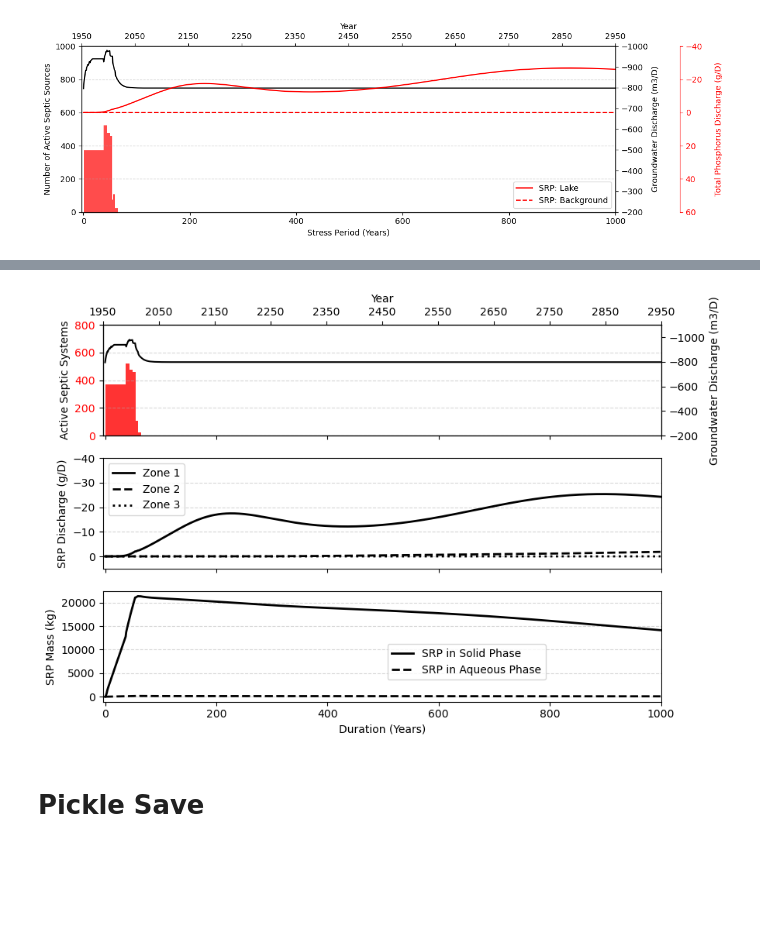
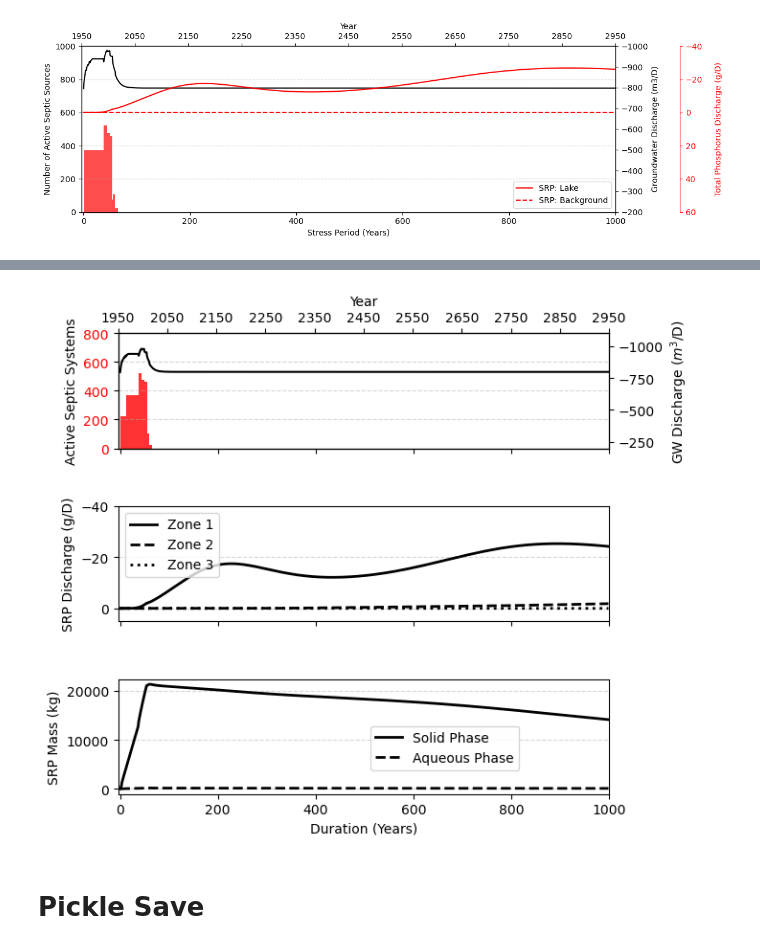
Before and after one commit to Shuyang-Wang/wasaga_model, a Jupyter notebook: wasaga_3d/plot_wasaga_3d.ipynb, the cells around one changed output, grey strips where cells are left out. Saved outputs shown, nothing was run; the diff lists cells and outputs as text; code cells hidden in the pictures; blank space fills up the shorter version.

```diff
--- a/wasaga_3d/plot_wasaga_3d.ipynb
+++ b/wasaga_3d/plot_wasaga_3d.ipynb
@@ -1604,6 +1540,8 @@ No artists with labels found to put in legend.  Note that artists whose label st
 import numpy as np
 import matplotlib.pyplot as plt
 from pathlib import Path
+
+
 
 def plot_active_septics(ax, periods, actives):
     ax.bar(periods, actives, color='r', alpha=0.8, width=1)
@@ -1621,7 +1559,7 @@ def plot_secondary_x_axis(ax, start_year):
 def plot_groundwater_discharge(ax, time_indices, discharge):
     ax.plot(time_indices, discharge, color='k')
     ax.set_ylim(-1100, -200)
-    ax.set_ylabel('Groundwater Discharge (m3/D)', color='k')
+    ax.set_ylabel('GW Discharge ($m^3$/D)', color='k')
     ax.invert_yaxis()
     ax.tick_params(axis='x', labelbottom=False)  # Hide x-axis tick labels
 
@@ -1634,37 +1572,40 @@ def plot_phosphorus_discharge(ax, time_indices, discharges, labels, colors, line
     ax.grid(axis='y', linestyle='--', alpha=0.5)
     ax.legend(loc='upper left')
     ax.tick_params(axis='x', labelbottom=False)  # Hide x-axis tick labels
 
 def plot_srp_mass(ax, x, aq_y, s_y, line_styles):
-    ax.plot(x, np.array(s_y)/1e6, label='SRP in Solid Phase', color='k', linewidth=2, linestyle=line_styles[0])
-    ax.plot(x, np.array(aq_y)/1e6, label='SRP in Aqueous Phase', color='k', linewidth=2, linestyle=line_styles[1])
+    ax.plot(x, np.array(s_y)/1e6, label='Solid Phase', color='k', linewidth=2, linestyle=line_styles[0])
+    ax.plot(x, np.array(aq_y)/1e6, label='Aqueous Phase', color='k', linewidth=2, linestyle=line_styles[1])
 
     ax.set(xlim=(-4, nper))
     ax.set_ylabel('SRP Mass (kg)')
     ax.set_xlabel('Duration (Years)')
     ax.grid(axis='y', linestyle='--', alpha=0.5)
     ax.legend( bbox_to_anchor=(0.5, 0.15))  # Move the legend slightly down
 
+plt.rcParams.update({'font.size': 10})
 septic_gw_flux = 0.51  # Threshold for septic groundwater flux
 kpers, active_septics = zip(*sorted((y, np.sum(r >= septic_gw_flux / delr / delc)) for y, r in rch_dict.items()))
+active_septics = [value - 150 if 1 <= index <= 11 else value for index, value in enumerate(active_septics)]
 
-fig, axs = plt.subplots(3, 1, figsize=(9, 6), gridspec_kw={'height_ratios': [1, 1, 1]})
+fig, axs = plt.subplots(3, 1, figsize=(7, 6), gridspec_kw={'height_ratios': [1, 1, 1]})
+plt.subplots_adjust(hspace=6)
 
 plot_active_septics(axs[0], kpers, active_septics)
 plot_secondary_x_axis(axs[0].twiny(), model_begin_year)
 plot_groundwater_discharge(axs[0].twinx(), timeIndices, lakeDischargeM3PerDay)
 
 line_styles = ['-', '--', 'dotted']
 phosphorus_zones = [totalPhosphorusDischargeMGPerDay_zone1, totalPhosphorusDischargeMGPerDay_zone2, totalPhosphorusDischargeMGPerDay_zone3]
 plot_phosphorus_discharge(axs[1], timeIndices, phosphorus_zones, ['Zone 1', 'Zone 2', 'Zone 3'], ['k', 'k', 'k'], line_styles)
 
 plot_srp_mass(axs[2], SRPMassInSystem_x, SRPMassInSystem_aq_y, SRPMassInSystem_s_y, line_styles=line_styles)
 
 plt.tight_layout()
 plt.savefig(Path(model_ws) / '_output' / 'mass.png')
 plt.show()
 # %% [output]
-[figure, old version]
+[figure, new version]
 # %% [markdown]
 # Pickle Save
 # %%
```
Also changed, not shown: parts of 4 cells of this notebook, 1 other file.
